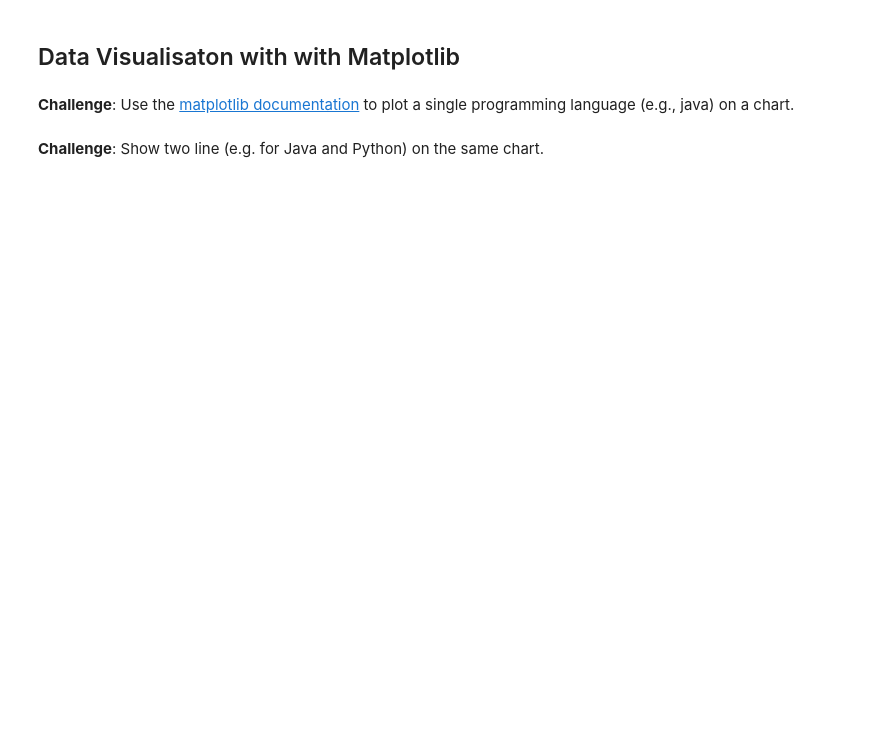
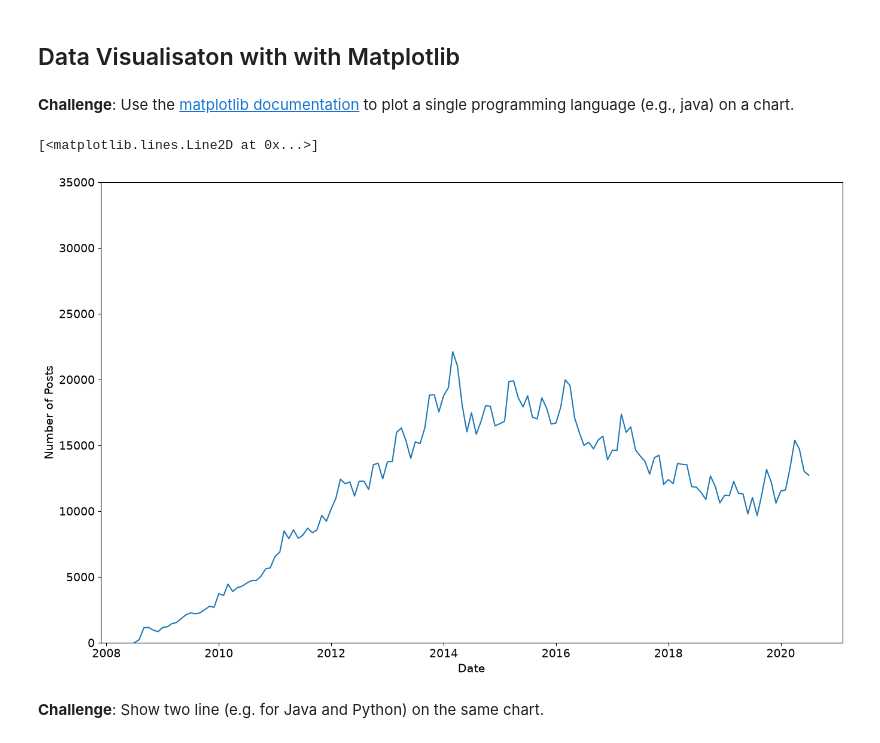
Before and after one commit to xvinkage/python-learning-journey, a Jupyter notebook: Day 73 (data visualization)/Programming_Languages_(start).ipynb, the cells around one changed output. Drawn from its saved outputs; the diff is of its cells as text; code cells hidden in the pictures; blank space fills up the shorter version.

Commit message:
complete data visualization

```diff
--- a/Day 73 (data visualization)/Programming_Languages_(start).ipynb
+++ b/Day 73 (data visualization)/Programming_Languages_(start).ipynb
@@ -21,5 +24,7 @@ order by dateadd(month, datediff(month, 0, q.CreationDate), 0)
 ## Data Exploration
 # %% [markdown]
 **Challenge**: Read the .csv file and store it in a Pandas dataframe
+# %%
+df = pd.read_csv('QueryResults.csv', names=['DATE', 'TAG', 'POSTS'], header=0)
 # %% [markdown]
 **Challenge**: Examine the first 5 rows and the last 5 rows of the of the dataframe
@@ -41,0 +122,3 @@ Let's fix the date format to make it more readable. We need to use Pandas to cha
+# %%
+df['DATE'] = pd.to_datetime(df.DATE)
+df.head()
@@ -42,2 +132,5 @@ Let's fix the date format to make it more readable. We need to use Pandas to cha
 # %% [markdown]
 ## Data Manipulation
+# %%
+reshaped_df = df.pivot(index='DATE', columns='TAG', values='POSTS')
+reshaped_df
@@ -47,0 +195,2 @@ Let's fix the date format to make it more readable. We need to use Pandas to cha
+# %%
+reshaped_df.fillna(value=0, inplace=True)
@@ -49,5 +217,16 @@ Let's fix the date format to make it more readable. We need to use Pandas to cha
 ## Data Visualisaton with with Matplotlib
 # %% [markdown]
 **Challenge**: Use the [matplotlib documentation](https://matplotlib.org/3.2.1/api/_as_gen/matplotlib.pyplot.plot.html#matplotlib.pyplot.plot) to plot a single programming language (e.g., java) on a chart.
+# %%
+plt.figure(figsize=(16,10))
+plt.xticks(fontsize=14)
+plt.yticks(fontsize=14)
+plt.xlabel('Date', fontsize=14)
+plt.ylabel('Number of Posts', fontsize=14)
+plt.ylim(0, 35000)
+plt.plot(reshaped_df.java)
+# %% [output]
+[<matplotlib.lines.Line2D at 0x...>]
+[figure, added]
 # %% [markdown]
 **Challenge**: Show two line (e.g. for Java and Python) on the same chart.
```
Also changed, not shown: parts of 19 cells of this notebook.
